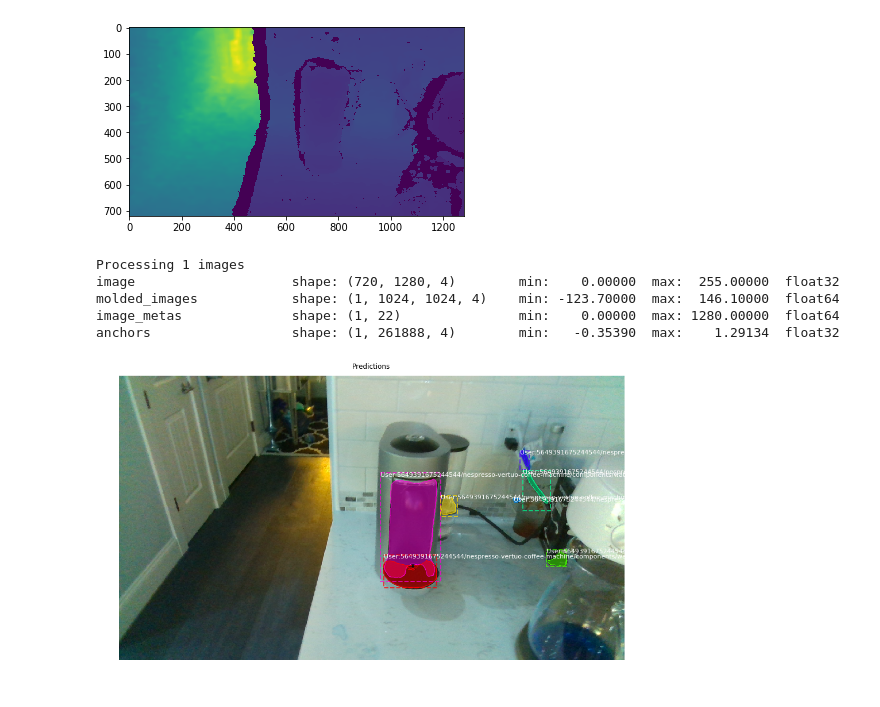
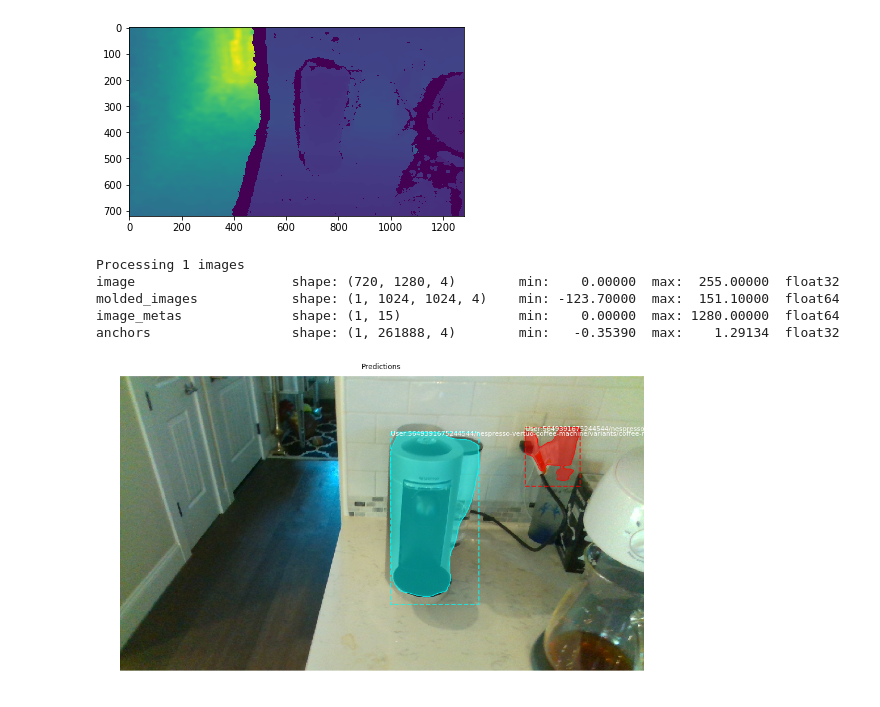
Before and after one commit to moorage/Mask_RCNN, a Jupyter notebook: samples/greppy/greppy_inference.ipynb, the cells around one changed output. Saved outputs shown, nothing was run; the diff lists cells and outputs as text; code cells hidden in the pictures.

Commit message:
use variants in greppy inference

```diff
--- a/samples/greppy/greppy_inference.ipynb
+++ b/samples/greppy/greppy_inference.ipynb
@@ -17,7 +17,7 @@ from mrcnn.model import log
 
 from samples.greppy import greppy
 
-MODEL_TRAINED_ON_VARIANTS_NOT_COMPONENTS = False
+MODEL_TRAINED_ON_VARIANTS_NOT_COMPONENTS = True
 
 np_depth_data = np.load(os.path.join(ROOT_DIR, 'temp/nespresso_vertuo/inference-data/np_depth_data.npy'))
 np_color_data = np.load(os.path.join(ROOT_DIR, 'temp/nespresso_vertuo/inference-data/np_color_data.npy'))
@@ -35,7 +35,9 @@ plt.imshow(np_depth_data)
 [figure]
 # %%
 DATASET_DIR = os.path.join(ROOT_DIR, "datasets/third-vertuo")
-WEIGHTS_FILE = os.path.join(ROOT_DIR, "temp/nespresso_vertuo/model/mask_rcnn_nespresso_vertuo_0030.h5")
+COMPONENTS_WEIGHTS_FILE = os.path.join(ROOT_DIR, "temp/nespresso_vertuo/components-model/mask_rcnn_nespresso_vertuo_0030.h5")
+VARIANTS_WEIGHTS_FILE = os.path.join(ROOT_DIR, "temp/nespresso_vertuo/variants-model/mask_rcnn_greppy_0030.h5")
+WEIGHTS_FILE = VARIANTS_WEIGHTS_FILE if MODEL_TRAINED_ON_VARIANTS_NOT_COMPONENTS else COMPONENTS_WEIGHTS_FILE
 LOGS_DIR = os.path.join(ROOT_DIR, "logs/")
 
 dataset_dict = json.load(open(os.path.join(DATASET_DIR, '_dataset.json')))
@@ -56,24 +58,25 @@ model = modellib.MaskRCNN(mode="inference", config=config, model_dir=LOGS_DIR)
 model.load_weights(WEIGHTS_FILE, by_name=True)
 # %%
 channels = [
-    np_color_data[..., 0].astype(np.float32), # flip to BGR
+    np_color_data[..., 2].astype(np.float32), # flip to BGR
     np_color_data[..., 1].astype(np.float32),
-    np_color_data[..., 2].astype(np.float32),
+    np_color_data[..., 0].astype(np.float32),
     np_depth_data.astype(np.float32)
 ]
 image4chan = np.stack(channels, axis=-1)
 r = model.detect([image4chan], verbose=1)[0]
 # Color splash
 # Save image with masks
+class_names = config.__class__.VARIANT_URIS if MODEL_TRAINED_ON_VARIANTS_NOT_COMPONENTS else config.__class__.COMPONENT_URIS
 visualize.display_instances(
-    np_color_data, r['rois'], r['masks'], r['class_ids'],
-    config.__class__.COMPONENT_URIS, r['scores'],
+    np_color_data[...,::-1], r['rois'], r['masks'], r['class_ids'],
+    class_names, r['scores'],
     show_bbox=True, show_mask=True,
     title="Predictions")
 # %% [output]
 Processing 1 images
 image                    shape: (720, 1280, 4)        min:    0.00000  max:  255.00000  float32
-molded_images            shape: (1, 1024, 1024, 4)    min: -123.70000  max:  146.10000  float64
-image_metas              shape: (1, 22)               min:    0.00000  max: 1280.00000  float64
+molded_images            shape: (1, 1024, 1024, 4)    min: -123.70000  max:  151.10000  float64
+image_metas              shape: (1, 15)               min:    0.00000  max: 1280.00000  float64
 anchors                  shape: (1, 261888, 4)        min:   -0.35390  max:    1.29134  float32
-[figure, old version]
+[figure, new version]
```
